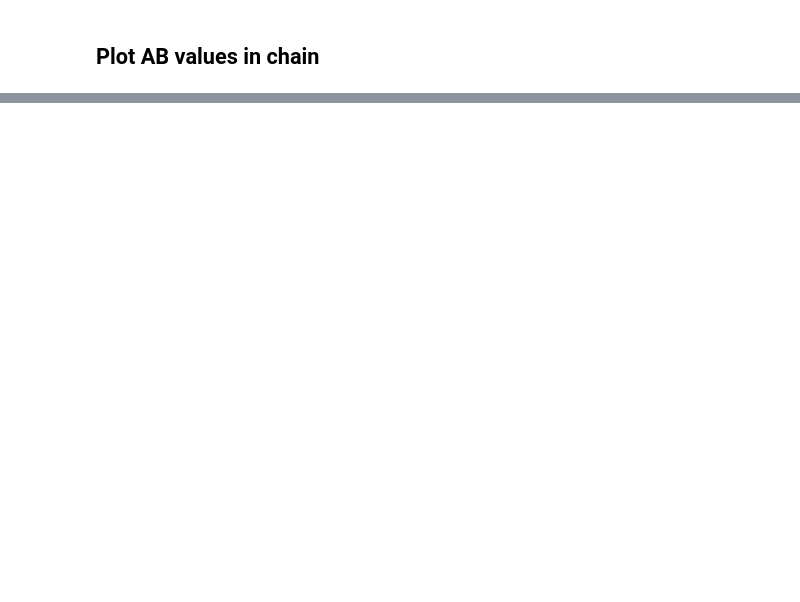
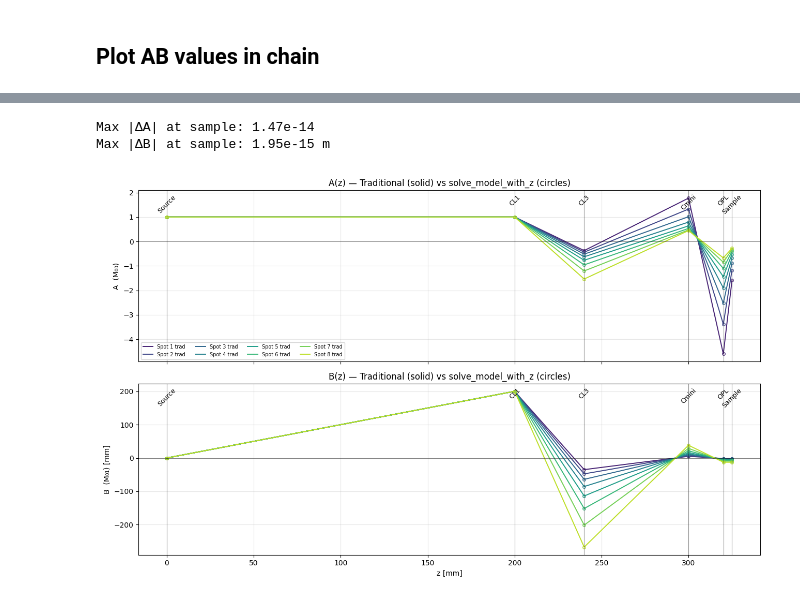
Before and after one commit to TemGym/TemGymCore, a Jupyter notebook: examples/microscope_models/condenser_system_design.ipynb, the cells around one changed output, grey strips where cells are left out. Drawn from its saved outputs; the diff is of its cells as text; code cells hidden in the pictures; blank space fills up the shorter version.

Commit message:
Verified condenser and imaging system with temgym model.

```diff
--- a/examples/microscope_models/condenser_system_design.ipynb
+++ b/examples/microscope_models/condenser_system_design.ipynb
@@ -303,0 +435,59 @@ fig.tight_layout()
+# %%
+# ── Overlay comparison: 3×3 ABCD (traditional) vs 5×5 solve_model_with_z ──
+
+fig, (ax_a, ax_b) = plt.subplots(2, 1, figsize=(13, 8), sharex=True)
+cmap_colors = plt.cm.viridis(np.linspace(0.1, 0.9, len(results)))
+
+max_A_err = 0.0
+max_B_err = 0.0
+
+for r, color in zip(results, cmap_colors):
+    # Traditional 3×3 ABCD profile
+    z_mm_trad, A_trad, B_trad, markers_trad = abcd_profile(r['f_CL1'], r['f_CL3'])
+
+    # 5×5 solve_model_with_z profile
+    source, components, comp_names = build_condenser_model(r['f_CL1'], r['f_CL3'])
+    ray = source.make_rays(num=1)
+    z_sm, cum, labels, _ = solve_model_with_z(ray, components, names=comp_names)
+    z_mm_sm = np.asarray(z_sm) * 1e3
+    A_sm = np.asarray(cum[:, 0, 0])
+    B_sm = np.asarray(cum[:, 0, 2])
+
+    # Traditional (solid lines)
+    ax_a.plot(z_mm_trad, A_trad, color=color, lw=1.4, label=f"Spot {r['spot']} trad")
+    ax_b.plot(z_mm_trad, B_trad * 1e3, color=color, lw=1.4)
+
+    # solve_model_with_z (dashed markers)
+    ax_a.plot(z_mm_sm, A_sm, 'o', color=color, ms=4, alpha=0.6, mfc='none')
+    ax_b.plot(z_mm_sm, B_sm * 1e3, 'o', color=color, ms=4, alpha=0.6, mfc='none')
+
+    # Compare at component z positions (solve_model points lie on the traditional curve)
+    # End-point comparison
+    A_end_trad = A_trad[-1]
+    A_end_sm = float(A_sm[-1])
+    B_end_trad = B_trad[-1]
+    B_end_sm = float(B_sm[-1])
+    max_A_err = max(max_A_err, abs(A_end_trad - A_end_sm))
+    max_B_err = max(max_B_err, abs(B_end_trad - B_end_sm))
+
+# Component markers from last profile
+for ax in (ax_a, ax_b):
+    for z_m, lbl in markers_trad:
+        ax.axvline(z_m * 1e3, color='k', lw=0.8, alpha=0.4)
+        ax.text(z_m * 1e3, 0.98, lbl, transform=ax.get_xaxis_transform(),
+                ha='center', va='top', fontsize=9, rotation=45)
+    ax.axhline(0, color='k', lw=0.6, alpha=0.5)
+    ax.grid(True, alpha=0.3)
+
+ax_a.set(title='A(z) — Traditional (solid) vs solve_model_with_z (circles)', ylabel='A  (M₀₀)')
+ax_b.set(title='B(z) — Traditional (solid) vs solve_model_with_z (circles)',
+         ylabel='B  (M₀₁) [mm]', xlabel='z [mm]')
+ax_a.legend(fontsize=7, ncol=4, loc='best')
+fig.tight_layout()
+
+print(f"Max |ΔA| at sample: {max_A_err:.2e}")
+print(f"Max |ΔB| at sample: {max_B_err:.2e} m")
+# %% [output]
+Max |ΔA| at sample: 1.47e-14
+Max |ΔB| at sample: 1.95e-15 m
+[figure, added]
```
Also changed, not shown: parts of 9 cells of this notebook, 5 other files.
